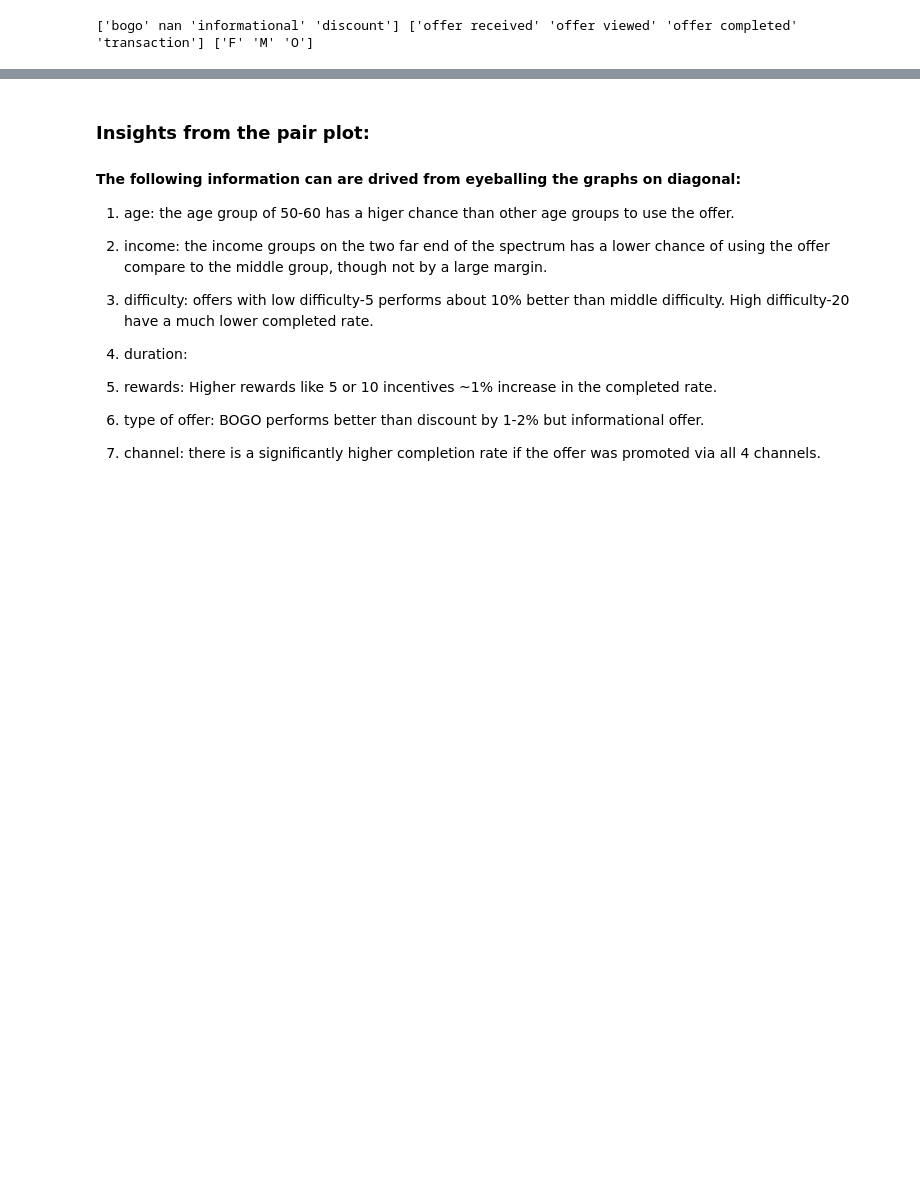
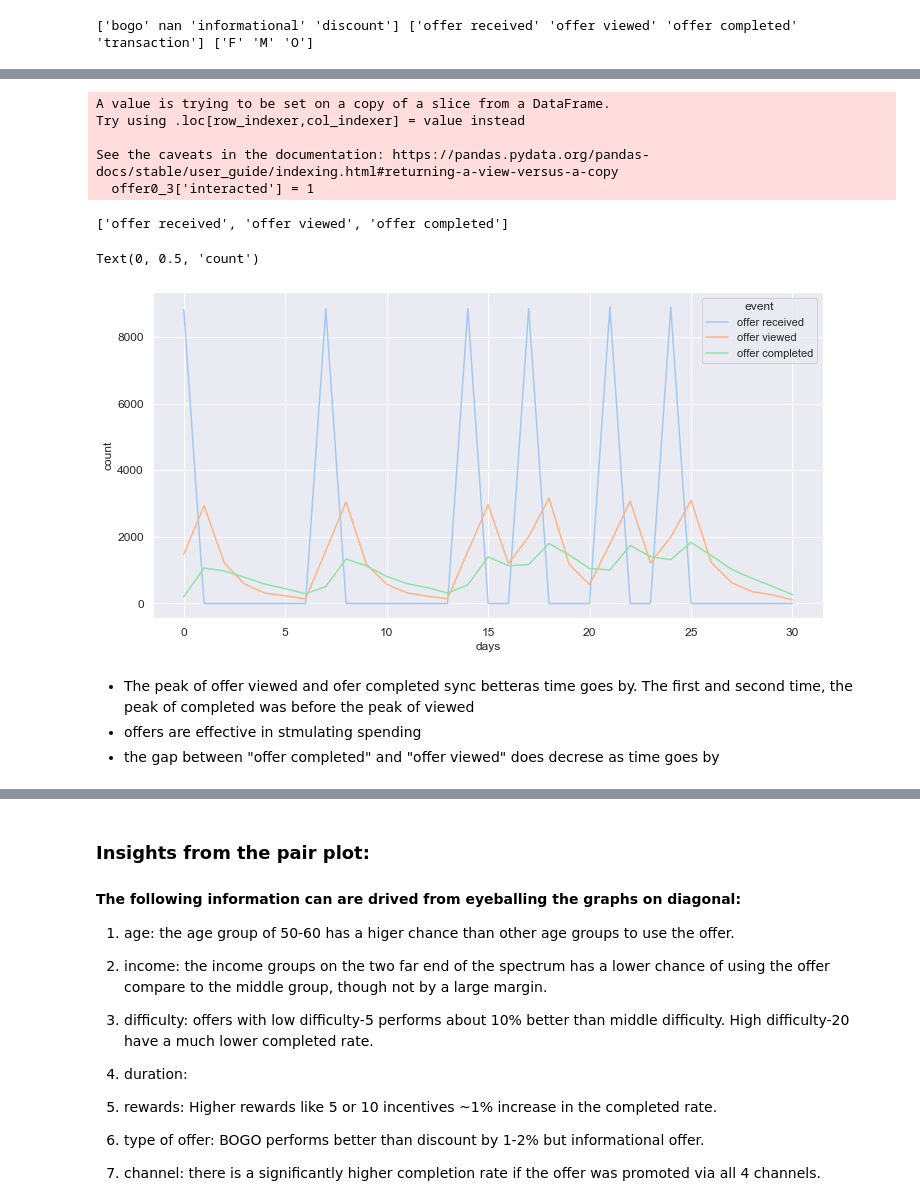
Before and after one commit to linnndachen/starbucks_capstone, a Jupyter notebook: Starbucks_Capstone_notebook.ipynb, the cells around one changed output, grey strips where cells are left out. Cells and saved outputs as stored; diff of their text form; code cells hidden in the pictures; blank space fills up the shorter version.

```diff
--- a/Starbucks_Capstone_notebook.ipynb
+++ b/Starbucks_Capstone_notebook.ipynb
@@ -500,0 +543,28 @@ offer_df.sample(30)
+# %%
+#how offer is being distributed
+offer0_3['interacted'] = 1
+
+user_item = offer0_3.groupby(['person', 'days','event'])['interacted'].max().unstack(fill_value=0)
+# %% [output]
+A value is trying to be set on a copy of a slice from a DataFrame.
+Try using .loc[row_indexer,col_indexer] = value instead
+
+See the caveats in the documentation: https://pandas.pydata.org/pandas-docs/stable/user_guide/indexing.html#returning-a-view-versus-a-copy
+  offer0_3['interacted'] = 1
+# %%
+events = list(offer0_3['event'].unique())
+
+events
+# %% [output]
+['offer received', 'offer viewed', 'offer completed']
+# %%
+ax = user_item.groupby('days')[events].sum().plot(figsize=(12,6), fontsize=12)
+ax.set_xlabel = ('days')
+ax.set_ylabel("count")
+# %% [output]
+Text(0, 0.5, 'count')
+[figure, added]
+# %% [markdown]
+- The peak of offer viewed and ofer completed sync betteras time goes by. The first and second time, the peak of completed was before the peak of viewed
+- offers are effective in stmulating spending
+- the gap between "offer completed" and "offer viewed" does decrese as time goes by
```
Also changed, not shown: parts of 60 cells of this notebook.
